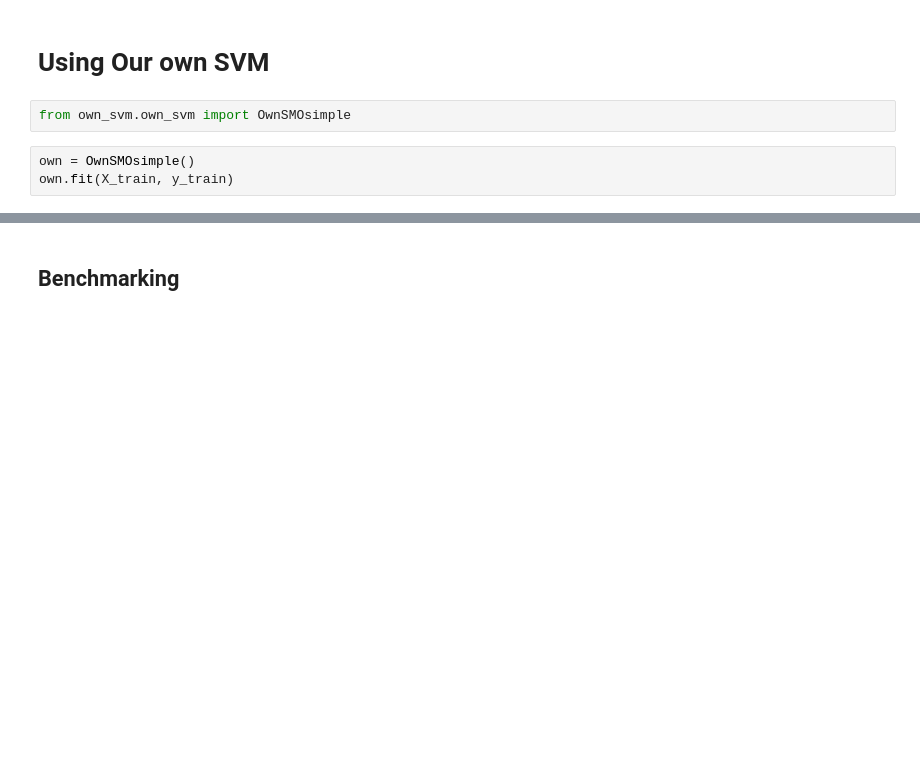
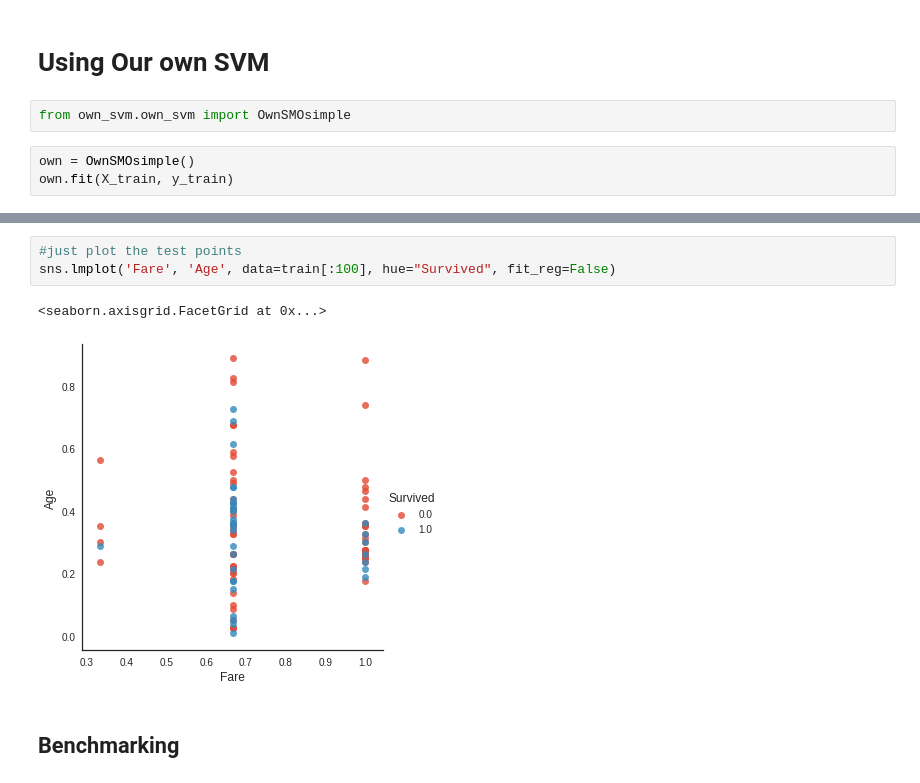
Before and after one commit to maqnius/ml, a Jupyter notebook: Titanic_m1107.ipynb, the cells around one changed output, grey strips where cells are left out. Drawn from its saved outputs; the diff is of its cells as text; blank space fills up the shorter version.

```diff
--- a/Titanic_m1107.ipynb
+++ b/Titanic_m1107.ipynb
@@ -462,3 +486,9 @@ Test Score: 0.783216783217
+# %%
+#just plot the test points
+sns.lmplot('Fare', 'Age', data=train[:100], hue="Survived", fit_reg=False)
+# %% [output]
+<seaborn.axisgrid.FacetGrid at 0x...>
+[figure, added]
 # %% [markdown]
 ## Benchmarking
 # %% [markdown]
```
Also changed, not shown: parts of 20 cells of this notebook, 1 other file.
